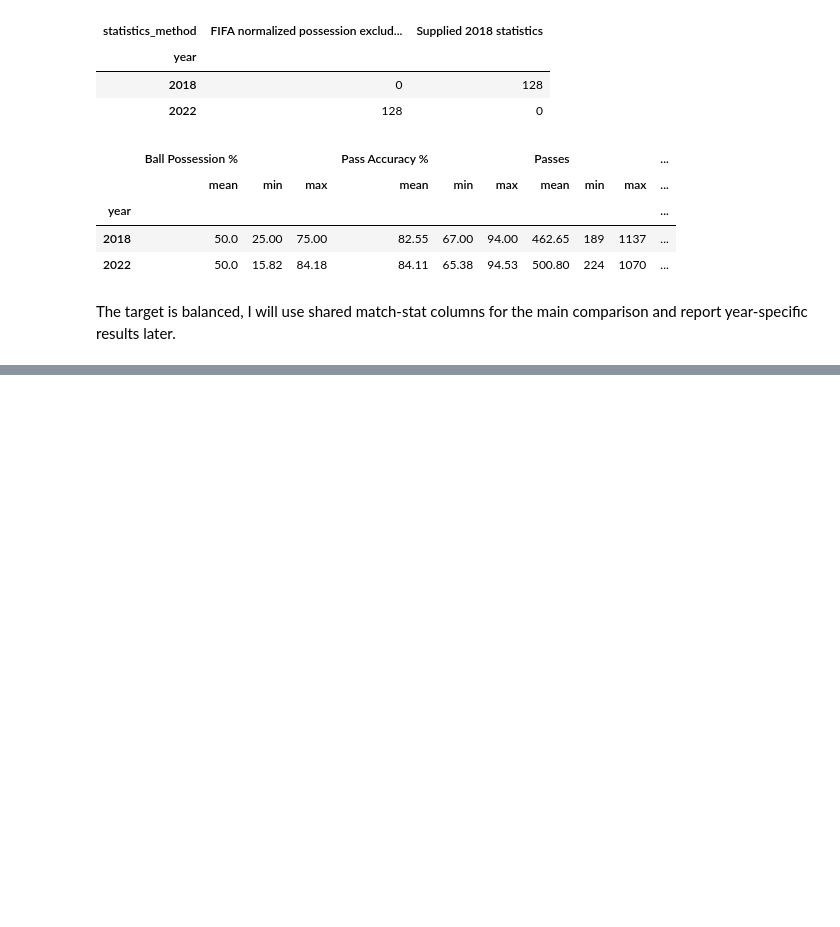
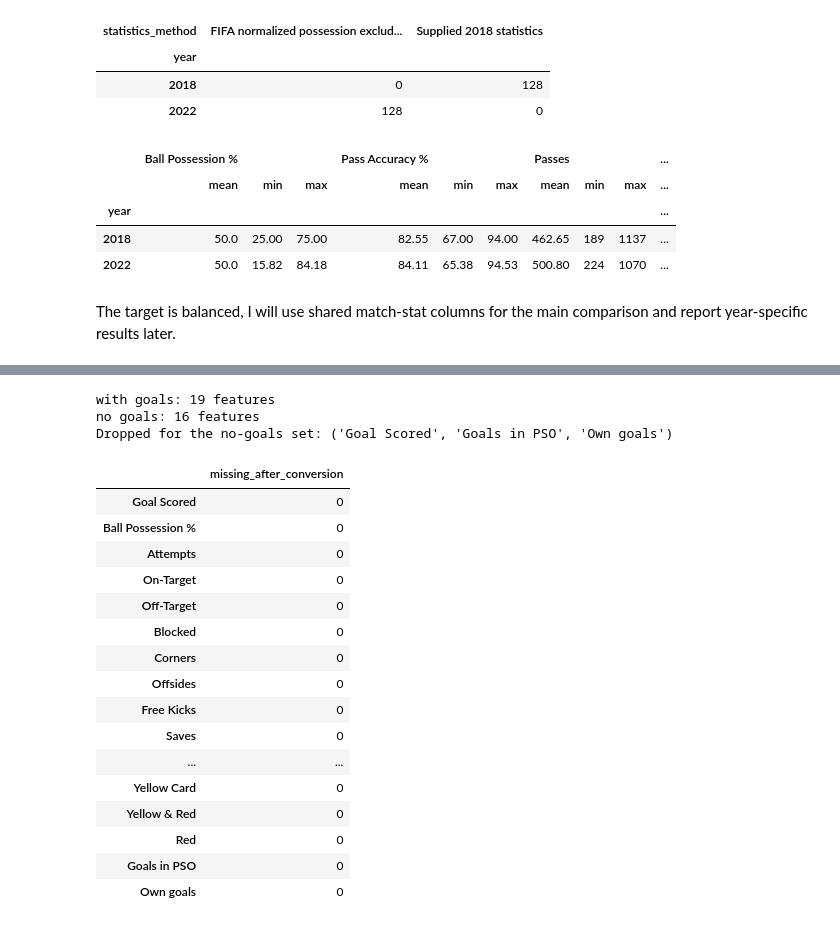
Before and after one commit to perzival-22/ManOfTheMatchPredictor, a Jupyter notebook: MOTM_predictor.ipynb, the cells around one changed output, grey strips where cells are left out. Drawn from its saved outputs; the diff is of its cells as text; code cells hidden in the pictures; blank space fills up the shorter version.

```diff
--- a/MOTM_predictor.ipynb
+++ b/MOTM_predictor.ipynb
@@ -127,0 +138,40 @@ The target is balanced, I will use shared match-stat columns for the main compar
+# %%
+# The logic lives in motm.py (with tests in test_motm.py) so these cells stay short.
+import motm
+from motm import FEATURE_SETS, FEATURES_WITH_GOALS, FEATURES_NO_GOALS
+
+assert TARGET == motm.TARGET
+for name, features in FEATURE_SETS.items():
+    assert TARGET not in features
+    assert len(features) == len(set(features))
+    assert set(features).issubset(df.columns)
+    print(f"{name}: {len(features)} features")
+
+print("Dropped for the no-goals set:", motm.SCORE_LEAK_COLUMNS)
+
+# Turn any stray text into NaN. The imputer inside each pipeline fills gaps
+# using training rows only.
+df = motm.coerce_features(df, FEATURES_WITH_GOALS)
+display(df[list(FEATURES_WITH_GOALS)].isna().sum().to_frame("missing_after_conversion"))
+assert not df[list(FEATURES_WITH_GOALS)].isna().all().any()
+# %% [output]
+with goals: 19 features
+no goals: 16 features
+Dropped for the no-goals set: ('Goal Scored', 'Goals in PSO', 'Own goals')
+|  | missing_after_conversion |
+| Goal Scored | 0 |
+| Ball Possession % | 0 |
+| Attempts | 0 |
+| On-Target | 0 |
+| Off-Target | 0 |
+| Blocked | 0 |
+| Corners | 0 |
+| Offsides | 0 |
+| Free Kicks | 0 |
+| Saves | 0 |
+| ... | ... |
+| Yellow Card | 0 |
+| Yellow & Red | 0 |
+| Red | 0 |
+| Goals in PSO | 0 |
+| Own goals | 0 |
```
Also changed, not shown: parts of 17 cells of this notebook.
